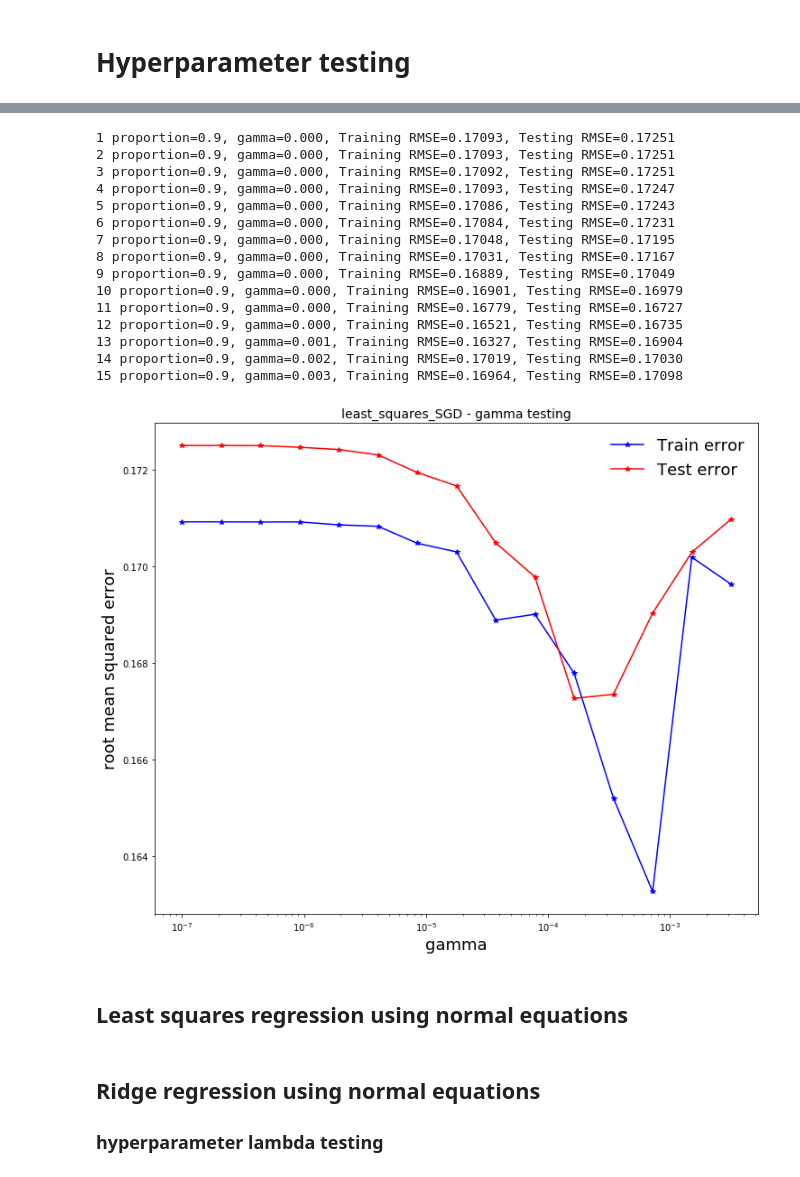
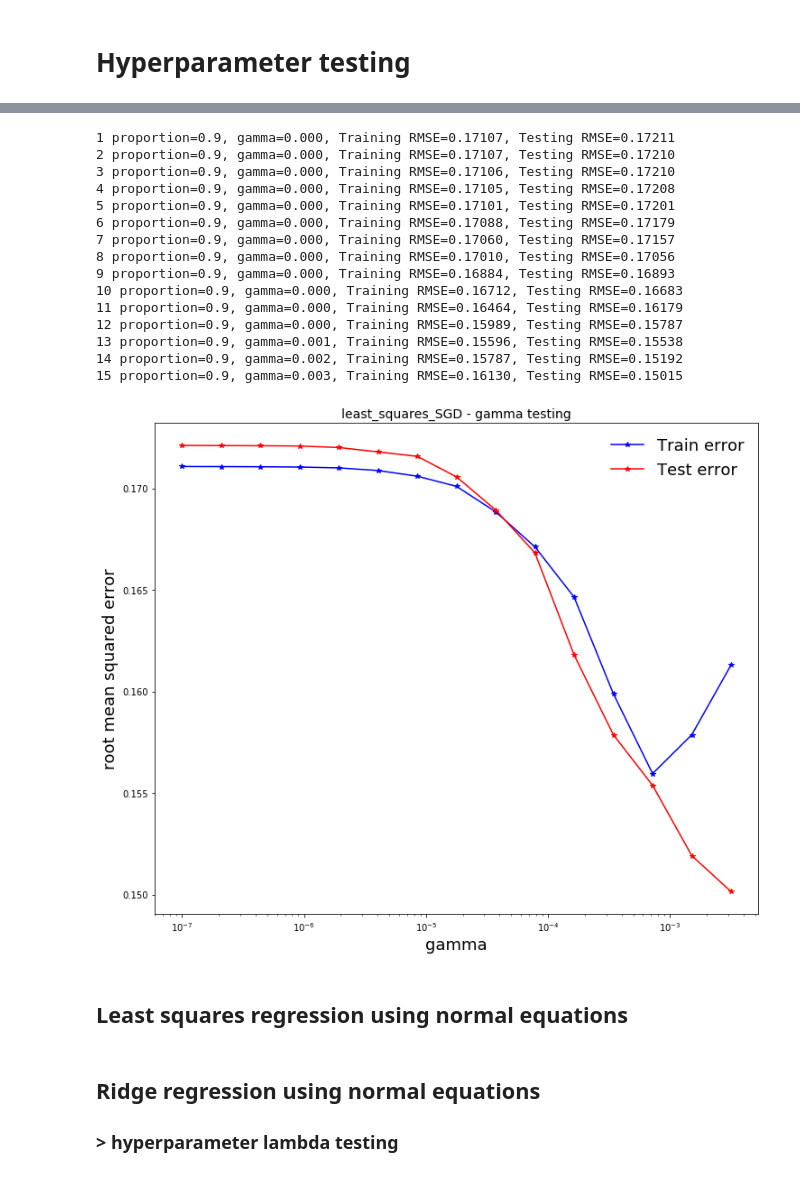
Before and after one commit to lostinstaches/HiggsBosonChallengeCERN, a Jupyter notebook: book.ipynb, the cells around one changed output, grey strips where cells are left out. Saved outputs shown, nothing was run; the diff lists cells and outputs as text; code cells hidden in the pictures.

```diff
--- a/book.ipynb
+++ b/book.ipynb
@@ -171,33 +147,33 @@ regression_gamma_testing(Y_train, X_train, split_ratio, seed, gamma_range_gd, "l
 # %%
 gamma_range_sgd = np.logspace(-7, -2.5, 15)
 # iterations per gamma
 iteration_sgd = 10
 # params for LS-SGD
 params = {
     'initial_w': np.zeros(X_train.shape[1]),
     'batch_size': 100000,
     'max_iters': iteration_sgd,
     'gamma': 0.00005,
 }
 
-regression_gamma_testing(Y_train, X_train, split_ratio, seed, gamma_range_sgd, "least_squares_SGD", params, "gamma")
+plot_lib.hyperparameter_testing(Y_train, X_train, split_ratio, seed, gamma_range_sgd, "least_squares_SGD", params, "gamma")
 # %% [output]
-1 proportion=0.9, gamma=0.000, Training RMSE=0.17093, Testing RMSE=0.17251
-2 proportion=0.9, gamma=0.000, Training RMSE=0.17093, Testing RMSE=0.17251
-3 proportion=0.9, gamma=0.000, Training RMSE=0.17092, Testing RMSE=0.17251
-4 proportion=0.9, gamma=0.000, Training RMSE=0.17093, Testing RMSE=0.17247
-5 proportion=0.9, gamma=0.000, Training RMSE=0.17086, Testing RMSE=0.17243
-6 proportion=0.9, gamma=0.000, Training RMSE=0.17084, Testing RMSE=0.17231
-7 proportion=0.9, gamma=0.000, Training RMSE=0.17048, Testing RMSE=0.17195
-8 proportion=0.9, gamma=0.000, Training RMSE=0.17031, Testing RMSE=0.17167
-9 proportion=0.9, gamma=0.000, Training RMSE=0.16889, Testing RMSE=0.17049
-10 proportion=0.9, gamma=0.000, Training RMSE=0.16901, Testing RMSE=0.16979
-11 proportion=0.9, gamma=0.000, Training RMSE=0.16779, Testing RMSE=0.16727
-12 proportion=0.9, gamma=0.000, Training RMSE=0.16521, Testing RMSE=0.16735
-13 proportion=0.9, gamma=0.001, Training RMSE=0.16327, Testing RMSE=0.16904
-14 proportion=0.9, gamma=0.002, Training RMSE=0.17019, Testing RMSE=0.17030
-15 proportion=0.9, gamma=0.003, Training RMSE=0.16964, Testing RMSE=0.17098
+1 proportion=0.9, gamma=0.000, Training RMSE=0.17107, Testing RMSE=0.17211
+2 proportion=0.9, gamma=0.000, Training RMSE=0.17107, Testing RMSE=0.17210
+3 proportion=0.9, gamma=0.000, Training RMSE=0.17106, Testing RMSE=0.17210
+4 proportion=0.9, gamma=0.000, Training RMSE=0.17105, Testing RMSE=0.17208
+5 proportion=0.9, gamma=0.000, Training RMSE=0.17101, Testing RMSE=0.17201
+6 proportion=0.9, gamma=0.000, Training RMSE=0.17088, Testing RMSE=0.17179
+7 proportion=0.9, gamma=0.000, Training RMSE=0.17060, Testing RMSE=0.17157
+8 proportion=0.9, gamma=0.000, Training RMSE=0.17010, Testing RMSE=0.17056
+9 proportion=0.9, gamma=0.000, Training RMSE=0.16884, Testing RMSE=0.16893
+10 proportion=0.9, gamma=0.000, Training RMSE=0.16712, Testing RMSE=0.16683
+11 proportion=0.9, gamma=0.000, Training RMSE=0.16464, Testing RMSE=0.16179
+12 proportion=0.9, gamma=0.000, Training RMSE=0.15989, Testing RMSE=0.15787
+13 proportion=0.9, gamma=0.001, Training RMSE=0.15596, Testing RMSE=0.15538
+14 proportion=0.9, gamma=0.002, Training RMSE=0.15787, Testing RMSE=0.15192
+15 proportion=0.9, gamma=0.003, Training RMSE=0.16130, Testing RMSE=0.15015
-[figure, old version]
+[figure, new version]
 # %% [markdown]
 ## Least squares regression using normal equations
 # %%
@@ -206,6 +181,6 @@ regression_gamma_testing(Y_train, X_train, split_ratio, seed, gamma_range_sgd, "
 # %% [markdown]
 ## Ridge regression using normal equations
-### hyperparameter lambda testing
+### > hyperparameter lambda testing
 # %%
 # seed for splitting
 seed = 12
```
Also changed, not shown: parts of 32 cells of this notebook.
